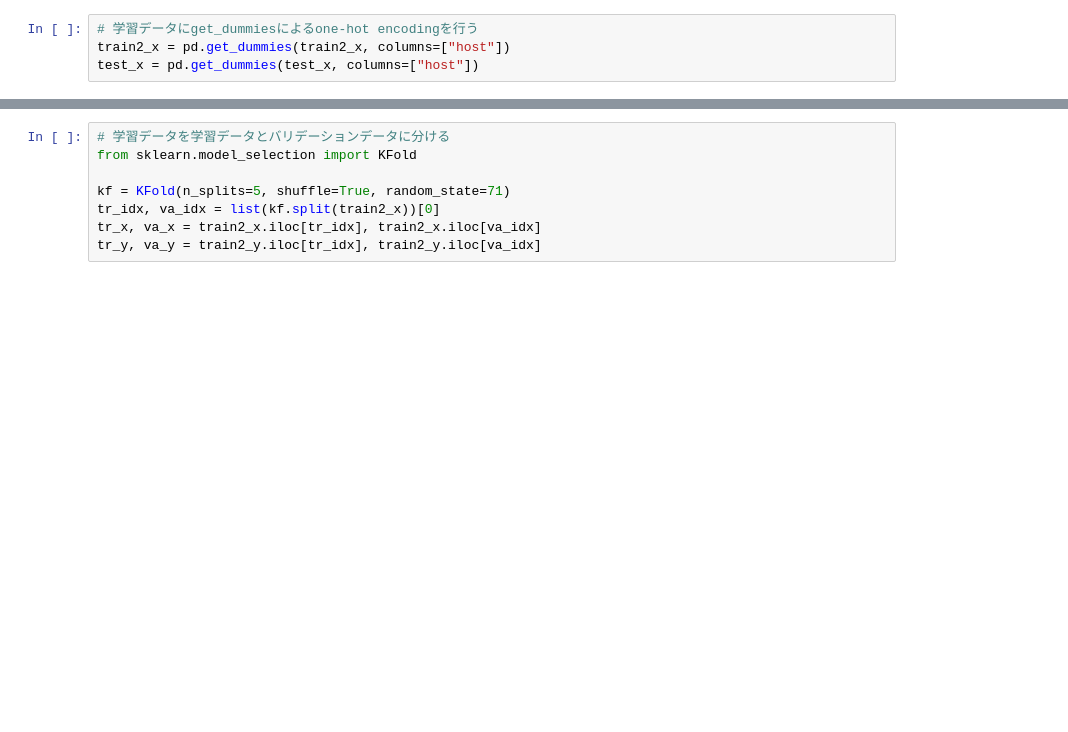
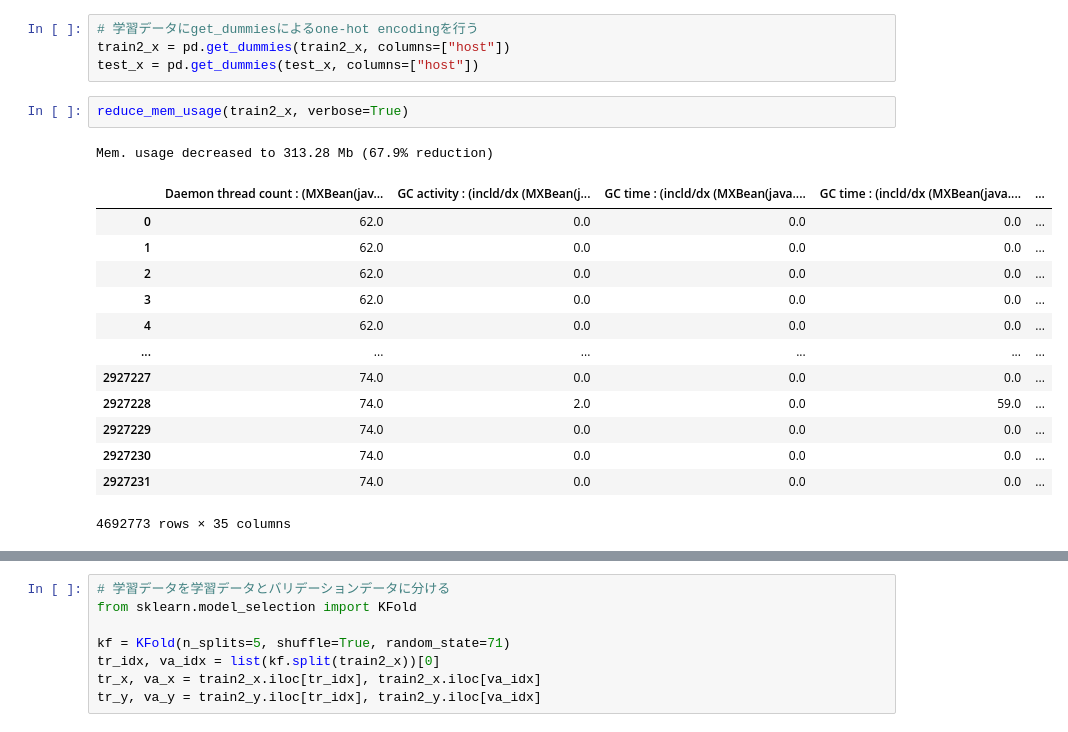
Before and after one commit to MASAYA-KINOSHITA/first-Repository, a Jupyter notebook: Software_anomaly_detection_相関係数26_ニューラルネット.ipynb, the cells around one changed output, grey strips where cells are left out. Drawn from its saved outputs; the diff is of its cells as text; blank space fills up the shorter version.

```diff
--- a/Software_anomaly_detection_相関係数26_ニューラルネット.ipynb
+++ b/Software_anomaly_detection_相関係数26_ニューラルネット.ipynb
@@ -166,3 +166,20 @@ train2_y = pd.concat([train_y, test_y],axis=0)
 # 学習データにget_dummiesによるone-hot encodingを行う
 train2_x = pd.get_dummies(train2_x, columns=["host"])
 test_x = pd.get_dummies(test_x, columns=["host"])
+# %%
+reduce_mem_usage(train2_x, verbose=True)
+# %% [output]
+Mem. usage decreased to 313.28 Mb (67.9% reduction)
+|  | Daemon thread count : (MXBean(jav... | GC activity : (incld/dx (MXBean(j... | GC time : (incld/dx (MXBean(java.... | GC time : (incld/dx (MXBean(java.... | ... |
+| 0 | 62.0 | 0.0 | 0.0 | 0.0 | ... |
+| 1 | 62.0 | 0.0 | 0.0 | 0.0 | ... |
+| 2 | 62.0 | 0.0 | 0.0 | 0.0 | ... |
+| 3 | 62.0 | 0.0 | 0.0 | 0.0 | ... |
+| 4 | 62.0 | 0.0 | 0.0 | 0.0 | ... |
+| ... | ... | ... | ... | ... | ... |
+| 2927227 | 74.0 | 0.0 | 0.0 | 0.0 | ... |
+| 2927228 | 74.0 | 2.0 | 0.0 | 59.0 | ... |
+| 2927229 | 74.0 | 0.0 | 0.0 | 0.0 | ... |
+| 2927230 | 74.0 | 0.0 | 0.0 | 0.0 | ... |
+| 2927231 | 74.0 | 0.0 | 0.0 | 0.0 | ... |
+4692773 rows × 35 columns
```
Also changed, not shown: parts of 17 cells of this notebook.
